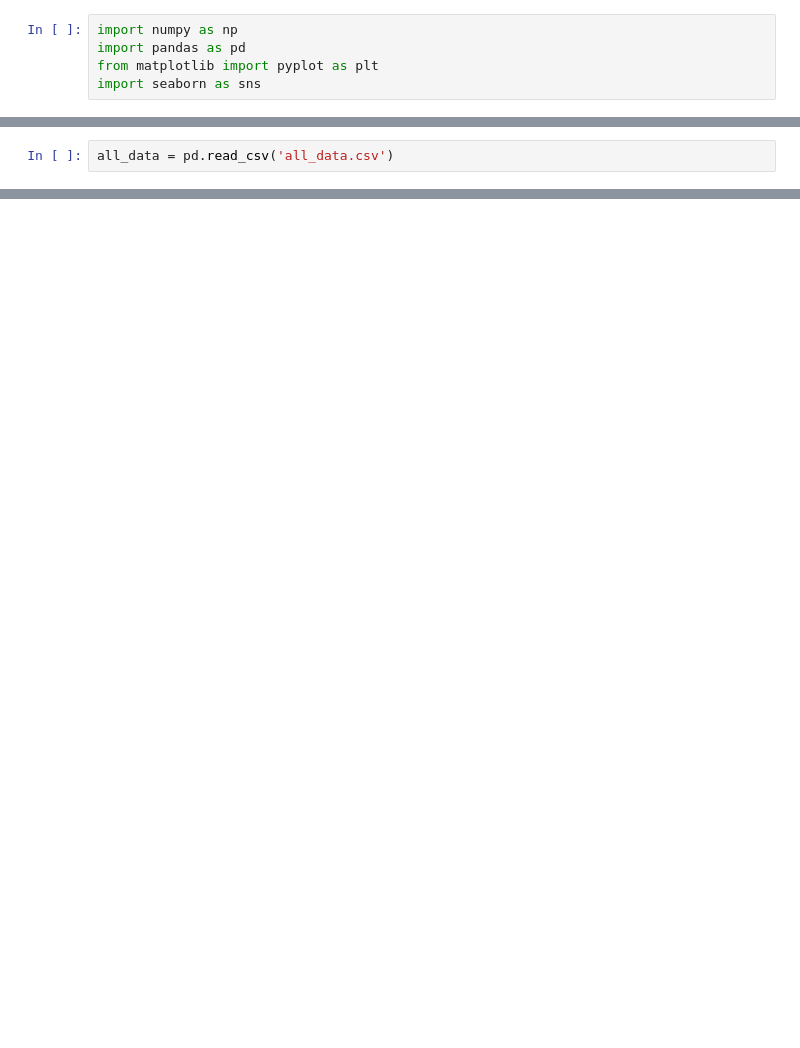
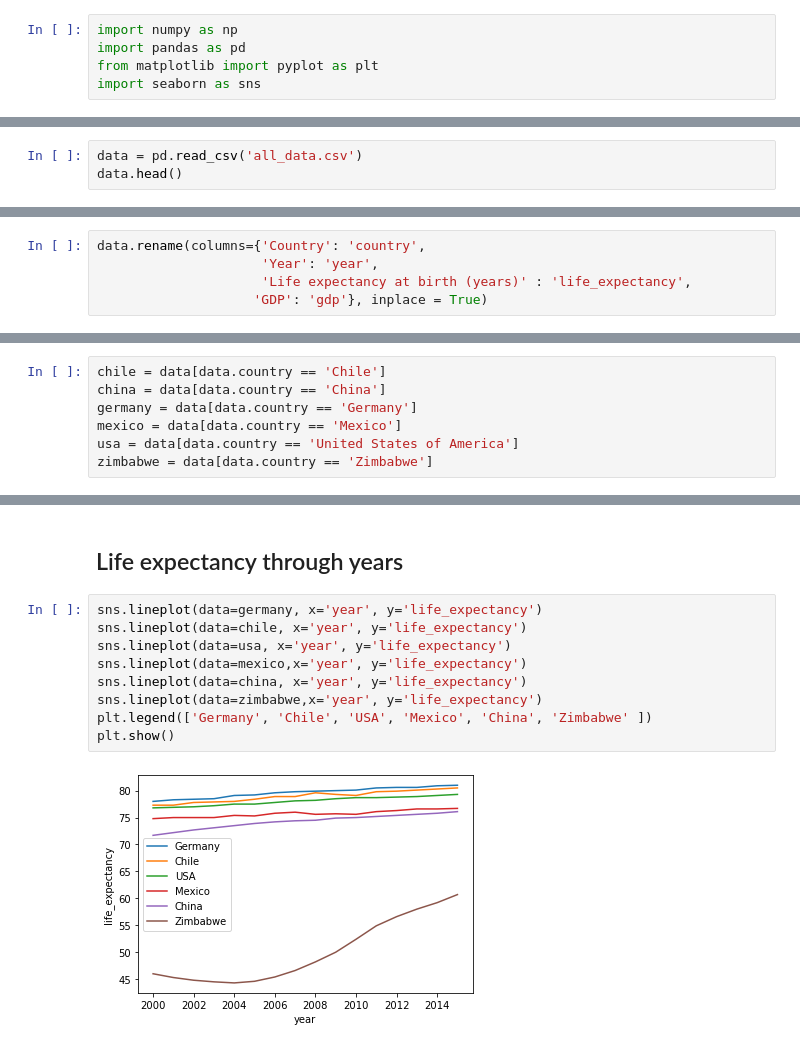
Before and after one commit to britoviana/gdp-life_expectancy, a Jupyter notebook: life_expectancy_gdp.ipynb, the cells around one changed output, grey strips where cells are left out. Drawn from its saved outputs; the diff is of its cells as text; blank space fills up the shorter version.

```diff
--- a/life_expectancy_gdp.ipynb
+++ b/life_expectancy_gdp.ipynb
@@ -6,2 +10,3 @@ import seaborn as sns
 # %%
-all_data = pd.read_csv('all_data.csv')
+data = pd.read_csv('all_data.csv')
+data.head()
@@ -16,0 +32,5 @@ all_data.head()
+# %%
+data.rename(columns={'Country': 'country',
+                     'Year': 'year',
+                     'Life expectancy at birth (years)' : 'life_expectancy',
+                    'GDP': 'gdp'}, inplace = True)
@@ -16,0 +46,7 @@ all_data.head()
+# %%
+chile = data[data.country == 'Chile']
+china = data[data.country == 'China']
+germany = data[data.country == 'Germany']
+mexico = data[data.country == 'Mexico']
+usa = data[data.country == 'United States of America']
+zimbabwe = data[data.country == 'Zimbabwe']
@@ -16,0 +65,13 @@ all_data.head()
+# %% [markdown]
+## Life expectancy through years
+# %%
+sns.lineplot(data=germany, x='year', y='life_expectancy')
+sns.lineplot(data=chile, x='year', y='life_expectancy')
+sns.lineplot(data=usa, x='year', y='life_expectancy')
+sns.lineplot(data=mexico,x='year', y='life_expectancy')
+sns.lineplot(data=china, x='year', y='life_expectancy')
+sns.lineplot(data=zimbabwe,x='year', y='life_expectancy')
+plt.legend(['Germany', 'Chile', 'USA', 'Mexico', 'China', 'Zimbabwe' ])
+plt.show()
+# %% [output]
+[figure, added]
```
Also changed, not shown: parts of 15 cells of this notebook, 1 other file.
